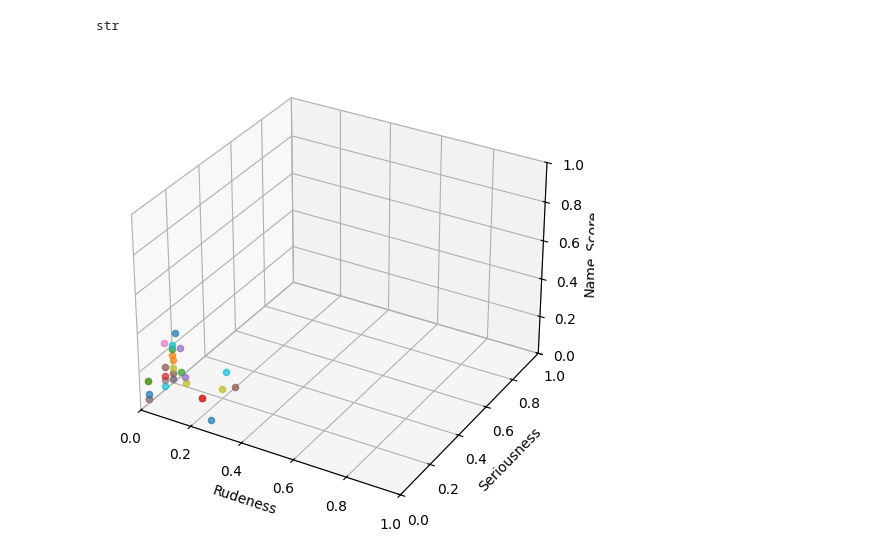
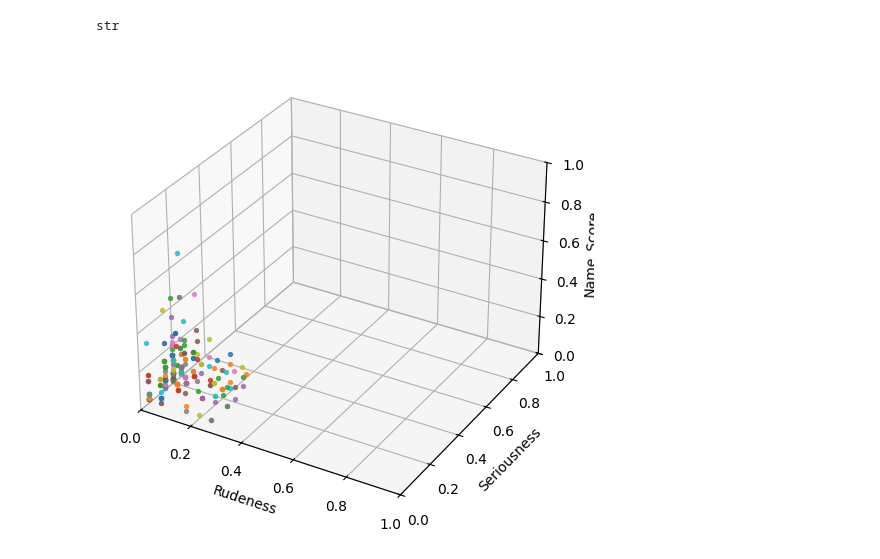
Before and after one commit to ichzann/social-comment-map, a Jupyter notebook: map.ipynb, the cells around one changed output. Saved outputs shown, nothing was run; the diff lists cells and outputs as text; code cells hidden in the pictures.

Commit message:
comment count 300 (first)

```diff
--- a/map.ipynb
+++ b/map.ipynb
@@ -31,7 +31,7 @@ import ollama
 # %%
 import time
 
-golabal_comment_count = 0
+golabal_comment_count = 60
 
 single_name_prompt = """
 Generate exactly ONE random username that could appear on social media. Those could be nicknames, real life names, names of famous personalities or anyting else. dont forget to use real names sometimes. Return the nick name alone , without any explanation or addition text"""
@@ -65,16 +65,25 @@ kindness_prompt = f"""Analyze this comment for harmful content: "{csv.iloc[golab
 """
 
 seriousness_prompt = f""" Analyze the seriousness and intent of this comment: "{csv.iloc[golabal_comment_count][0]}" SCORING GUIDE: 0.0,  1.0: Extremely serious, threatening, or potentially damaging Consider these factors: - Use of emojis, jokes, or sarcasm indicators - Formal vs. informal language - Emotional weight and topic sensitivity - Clear intent to harm vs. inform vs. entertain Dont forget, you can score only between 0.0 and 1.0.  You ONLY give the score, without any additional text. Example: "0.4" or "0.85"""
+# %%
+# for the first 30 rows
+
+for i in range(10):
+    csv.iloc[i, 4] = f"{random_ai_name()}"
+    csv.iloc[i, 5] = f"{nickname_score()}"
+    csv.iloc[i, 2] = f"{kindness_score()}"
+    csv.iloc[i, 3] = f"{seriousness_score()}"
+    golabal_comment_count += 1
+
+csv.head()
 # %%
-import re
 
-for i in range(10):
-    for s in range(1):
-        csv.iloc[i, 4] = f"{random_ai_name()}"
-        csv.iloc[i, 5] = f"{nickname_score()}"
-        csv.iloc[i, 2] = f"{kindness_score()}"
-        csv.iloc[i, 3] = f"{seriousness_score()}"
-        golabal_comment_count += 1
+for i in range(110, 300):
+    csv.iloc[i, 4] = f"{random_ai_name()}"
+    csv.iloc[i, 5] = f"{nickname_score()}"
+    csv.iloc[i, 2] = f"{kindness_score()}"
+    csv.iloc[i, 3] = f"{seriousness_score()}"
+    golabal_comment_count += 1
 
 csv.head()
 # %% [output]
@@ -113,36 +118,37 @@ type(csv.iloc[0][2])
 # %% [output]
 str
 # %%
-for i in range(30):
+for i in range(300):
     csv.loc[i, "ai_kindness"] = float(csv.loc[i, "ai_kindness"])#kindness
     csv.loc[i, "ai_seroiusnes"] = float(csv.loc[i, "ai_seroiusnes"])#seroiusness
     csv.loc[i, "nickname_score"] = float(csv.loc[i, "nickname_score"])#Nick_score
 # %%
 
 
 
 fig = plt.figure(figsize= (7,6))
 ax = fig.add_subplot(projection='3d')
 
-for s in range(30):
+for s in range(300):
     for m  in ('o'):
         x = csv.iloc[s][2] # Kindess
         y = csv.iloc[s][3]   #Seroiusness
         z = csv.iloc[s][5]   #Nickname_score
 
 
 
-    ax.scatter(x,y,z, marker=m, alpha= 0.7)
+    ax.scatter(x,y,z, marker=m, alpha= 0.8, s = 8)
 
 ax.set_xlabel('Rudeness')
 ax.set_ylabel('Seriousness')
 ax.set_zlabel('Name_Score',labelpad=1)
+
 
 ax.set_xlim(0,1)
 ax.set_ylim(0,1)
 ax.set_zlim(0,1)
 
 
 plt.show()
 # %% [output]
-[figure, old version]
+[figure, new version]
```
Also changed, not shown: parts of 1 cell of this notebook, 1 other file.
